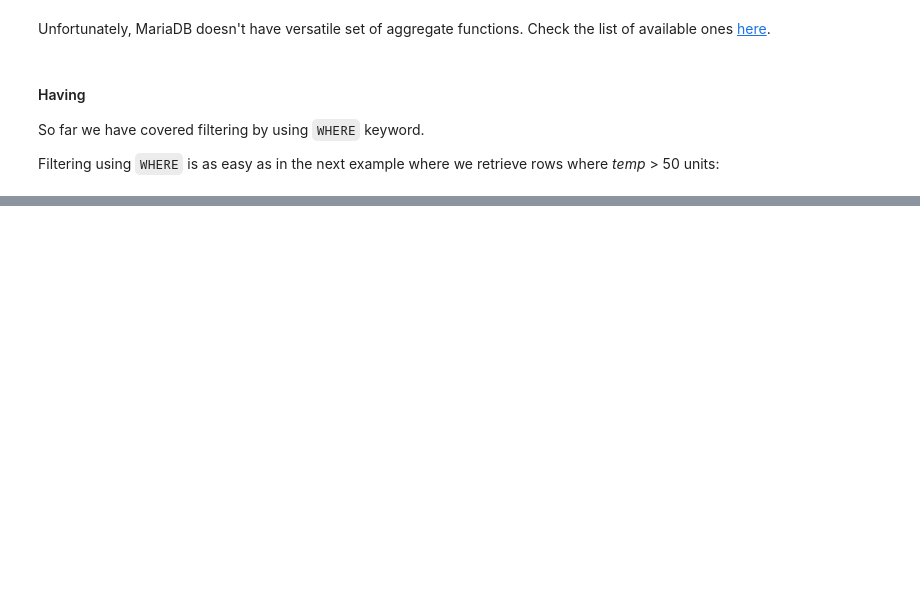
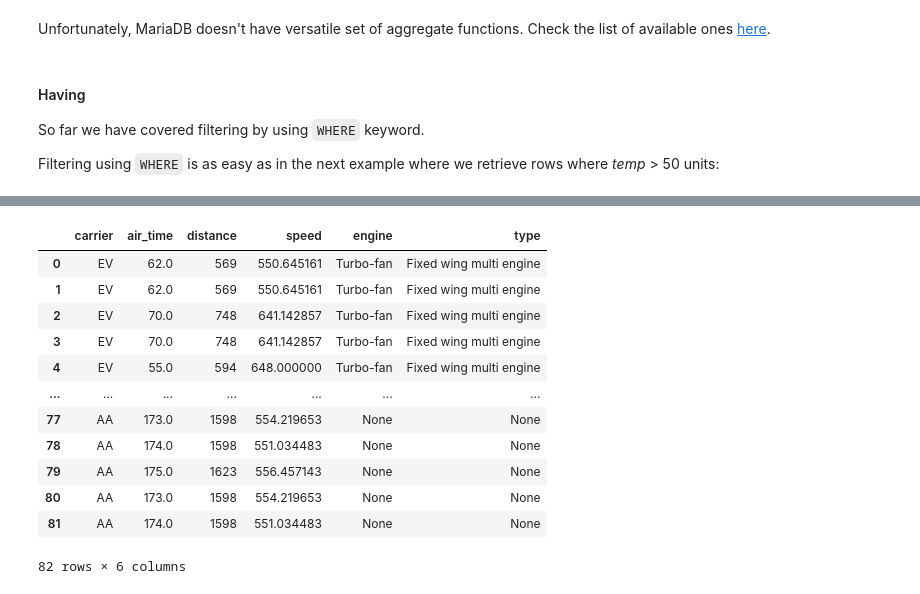
Before and after one commit to Luka-998/PY, a Jupyter notebook: Python Data Science - Learning Path/Lessons with Tasklists/Python10/RDBMS and pandas_B.ipynb, the cells around one changed output, grey strips where cells are left out. Saved outputs shown, nothing was run; the diff lists cells and outputs as text; code cells hidden in the pictures; blank space fills up the shorter version.

```diff
--- a/Python Data Science - Learning Path/Lessons with Tasklists/Python10/RDBMS and pandas_B.ipynb
+++ b/Python Data Science - Learning Path/Lessons with Tasklists/Python10/RDBMS and pandas_B.ipynb
@@ -1867,0 +1271,34 @@ Filtering using `WHERE` is as easy as in the next example where we retrieve rows
+# %%
+query_string = '''
+SELECT
+    f.carrier,
+    f.air_time,
+    f.distance,
+    f.distance / (f.air_time / 60) as speed,
+    p.engine,
+    p.type
+FROM
+    flights as f
+LEFT JOIN
+    planes as p
+ON
+    f.tailnum = p.tailnum
+WHERE
+    (distance / (air_time / 60)) > 550.0
+'''
+
+query_database(query=query_string)
+# %% [output]
+|  | carrier | air_time | distance | speed | engine | type |
+| 0 | EV | 62.0 | 569 | 550.645161 | Turbo-fan | Fixed wing multi engine |
+| 1 | EV | 62.0 | 569 | 550.645161 | Turbo-fan | Fixed wing multi engine |
+| 2 | EV | 70.0 | 748 | 641.142857 | Turbo-fan | Fixed wing multi engine |
+| 3 | EV | 70.0 | 748 | 641.142857 | Turbo-fan | Fixed wing multi engine |
+| 4 | EV | 55.0 | 594 | 648.000000 | Turbo-fan | Fixed wing multi engine |
+| ... | ... | ... | ... | ... | ... | ... |
+| 77 | AA | 173.0 | 1598 | 554.219653 | None | None |
+| 78 | AA | 174.0 | 1598 | 551.034483 | None | None |
+| 79 | AA | 175.0 | 1623 | 556.457143 | None | None |
+| 80 | AA | 173.0 | 1598 | 554.219653 | None | None |
+| 81 | AA | 174.0 | 1598 | 551.034483 | None | None |
+82 rows × 6 columns
```
Also changed, not shown: parts of 101 cells of this notebook, 8 other files.
